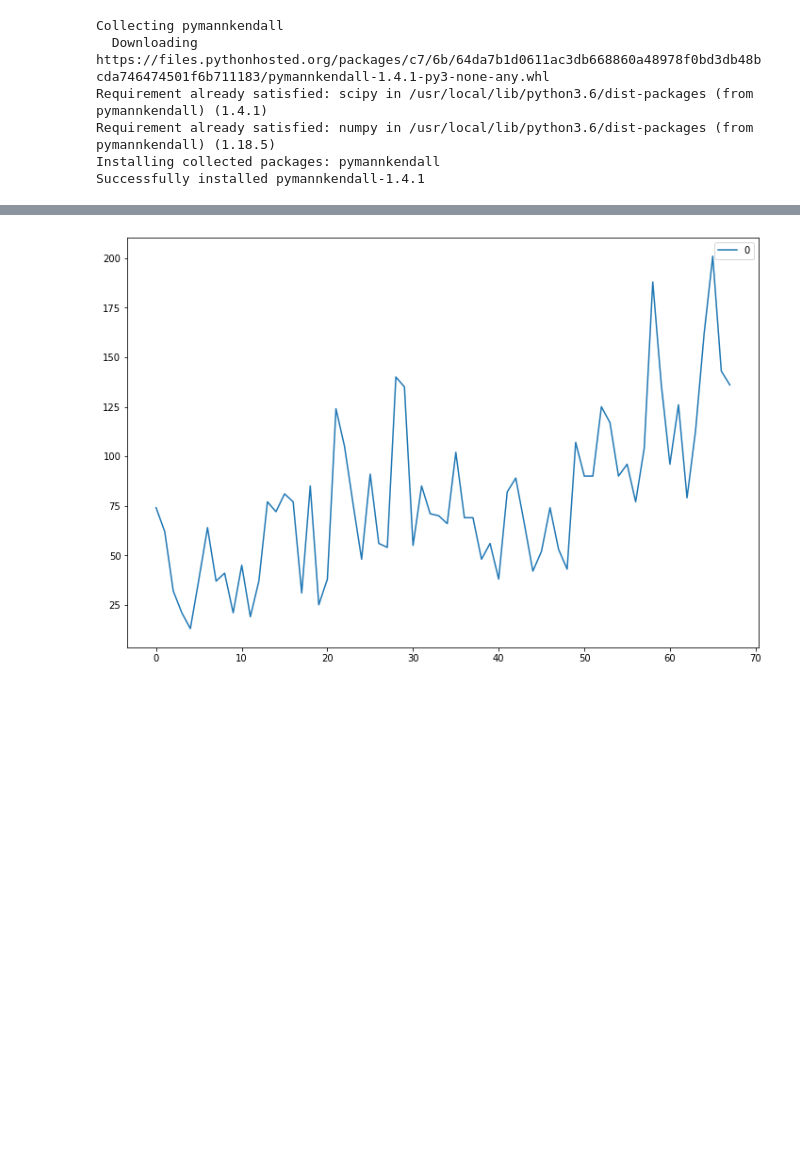
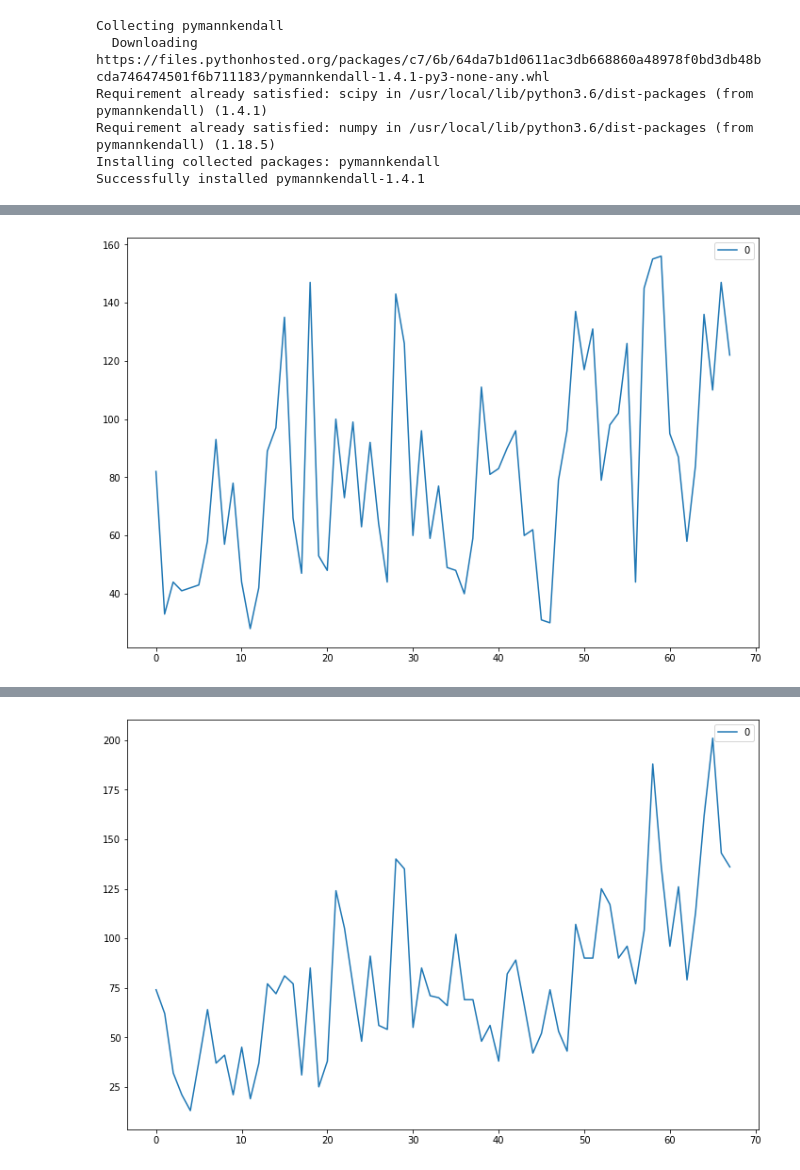
Before and after one commit to adityaiiith/Independent_Proj, a Jupyter notebook: ind_proj.ipynb, the cells around one changed output, grey strips where cells are left out. Saved outputs shown, nothing was run; the diff lists cells and outputs as text; code cells hidden in the pictures; blank space fills up the shorter version.

```diff
--- a/ind_proj.ipynb
+++ b/ind_proj.ipynb
@@ -112,0 +137,5 @@ import statsmodels.api as sm
+# %%
+df2 = pd.DataFrame(d2["WSDI"][60][65])
+df2.plot(figsize=(12,8));
+# %% [output]
+[figure, added]
```
Also changed, not shown: parts of 9 cells of this notebook.
